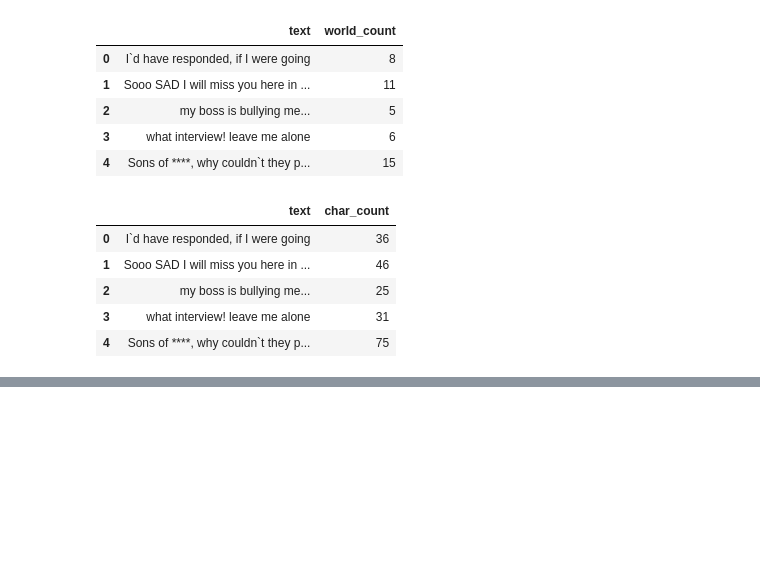
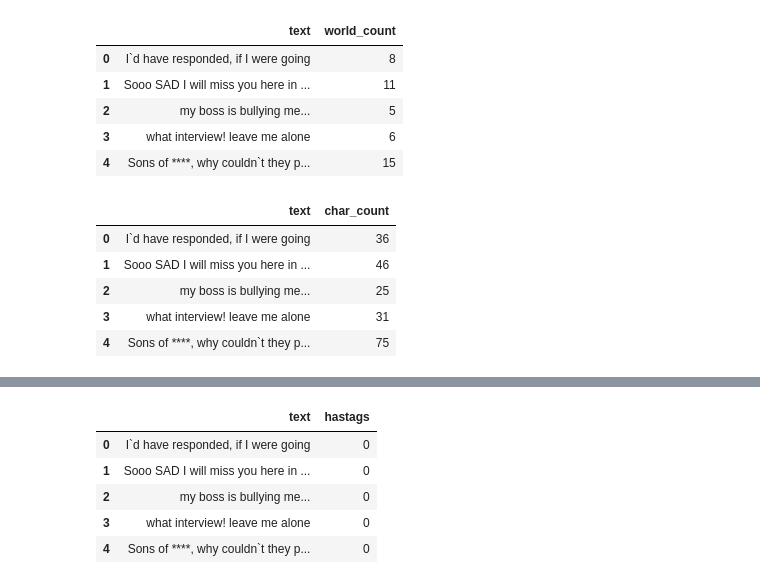
Before and after one commit to iMan0405/Portfolio_DT_vs_AI, a Jupyter notebook: Sentiment_Analysis_for_Social_Media.ipynb, the cells around one changed output, grey strips where cells are left out. Cells and saved outputs as stored; diff of their text form; code cells hidden in the pictures; blank space fills up the shorter version.

```diff
--- a/Sentiment_Analysis_for_Social_Media.ipynb
+++ b/Sentiment_Analysis_for_Social_Media.ipynb
@@ -126,0 +155,10 @@ df[['text', 'char_count']].head()
+# %%
+df['hastags'] = df['text'].apply(lambda x: len([x for x in x.split() if x.startswith('@')]))
+df[['text', 'hastags']].head()
+# %% [output]
+|  | text | hastags |
+| 0 | I`d have responded, if I were going | 0 |
+| 1 | Sooo SAD I will miss you here in ... | 0 |
+| 2 | my boss is bullying me... | 0 |
+| 3 | what interview! leave me alone | 0 |
+| 4 | Sons of ****, why couldn`t they p... | 0 |
```
Also changed, not shown: parts of 4 cells of this notebook.
